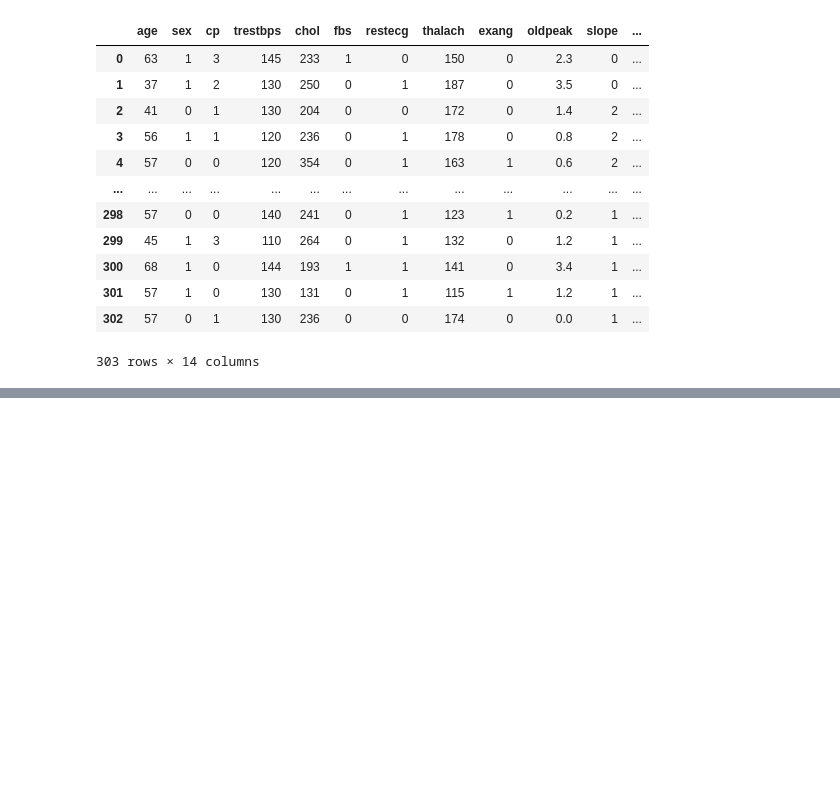
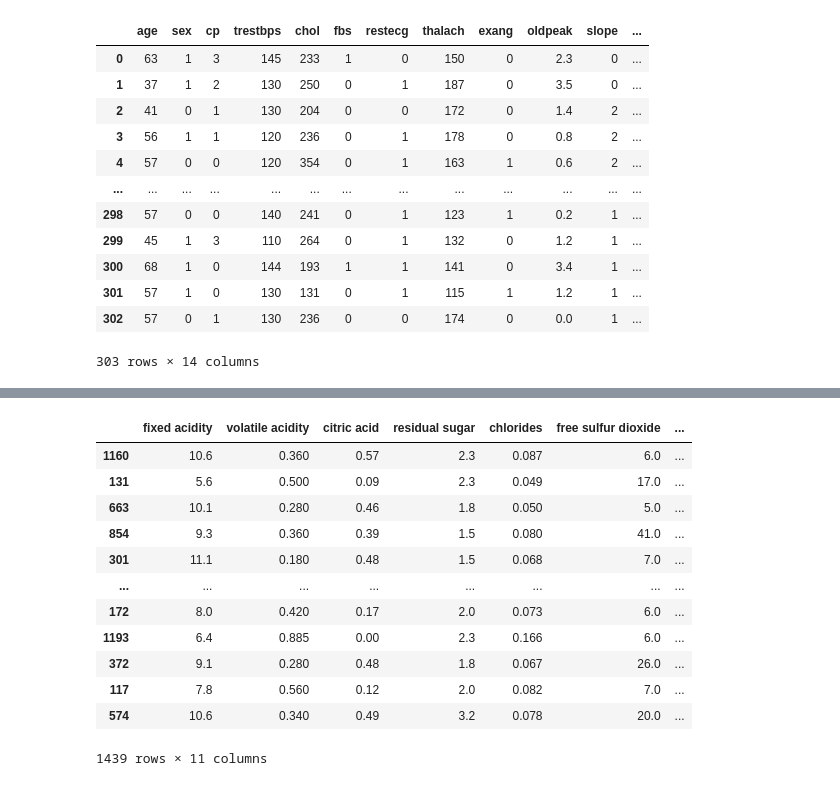
Before and after one commit to vonHousen/lime, a Jupyter notebook: doc/mod/notebooks/DatesetsLookup.ipynb, the cells around one changed output, grey strips where cells are left out. Cells and saved outputs as stored; diff of their text form; code cells hidden in the pictures; blank space fills up the shorter version.

Commit message:
Created DatasetRepository.

```diff
--- a/doc/mod/notebooks/DatesetsLookup.ipynb
+++ b/doc/mod/notebooks/DatesetsLookup.ipynb
@@ -4,10 +4,12 @@ import numpy as np
 import sklearn.ensemble
 import lime.lime_tabular_mod
 import matplotlib.pyplot as plt
+import doc.mod.utils.DatasetRepository as dr
 from sklearn.model_selection import train_test_split
 
 import importlib
-importlib.reload(lime.lime_tabular_mod)
+importlib.reload(dr)
+repo = dr.DatasetRepository("../data")
 
 pd.set_option("display.max_columns", None)
 pd.set_option("mode.chained_assignment", None)
@@ -306 +339,18 @@ train
 272 rows × 13 columns
+# %%
+train_data, train_labels, test_data, test_labels = repo.get_wines_dataset()
+train_data
+# %% [output]
+|  | fixed acidity | volatile acidity | citric acid | residual sugar | chlorides | free sulfur dioxide | ... |
+| 1160 | 10.6 | 0.360 | 0.57 | 2.3 | 0.087 | 6.0 | ... |
+| 131 | 5.6 | 0.500 | 0.09 | 2.3 | 0.049 | 17.0 | ... |
+| 663 | 10.1 | 0.280 | 0.46 | 1.8 | 0.050 | 5.0 | ... |
+| 854 | 9.3 | 0.360 | 0.39 | 1.5 | 0.080 | 41.0 | ... |
+| 301 | 11.1 | 0.180 | 0.48 | 1.5 | 0.068 | 7.0 | ... |
+| ... | ... | ... | ... | ... | ... | ... | ... |
+| 172 | 8.0 | 0.420 | 0.17 | 2.0 | 0.073 | 6.0 | ... |
+| 1193 | 6.4 | 0.885 | 0.00 | 2.3 | 0.166 | 6.0 | ... |
+| 372 | 9.1 | 0.280 | 0.48 | 1.8 | 0.067 | 26.0 | ... |
+| 117 | 7.8 | 0.560 | 0.12 | 2.0 | 0.082 | 7.0 | ... |
+| 574 | 10.6 | 0.340 | 0.49 | 3.2 | 0.078 | 20.0 | ... |
+1439 rows × 11 columns
```
Also changed, not shown: parts of 14 cells of this notebook, 2 other files.
